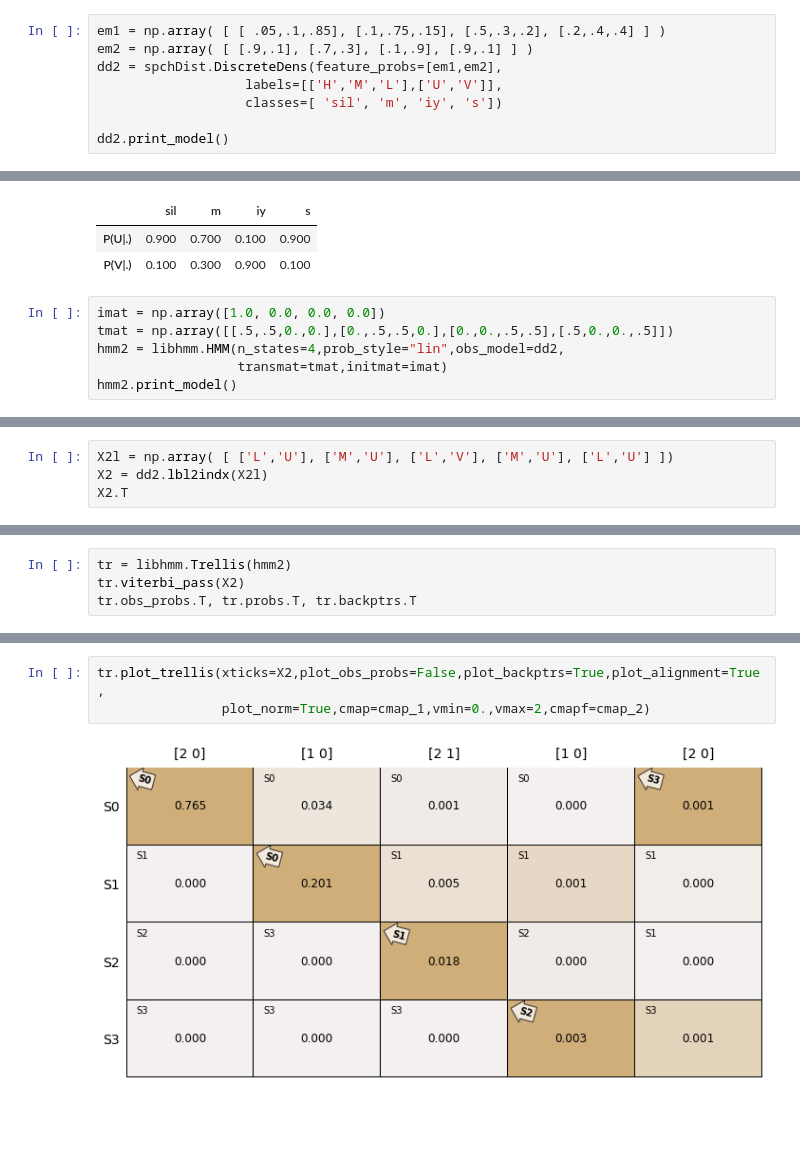
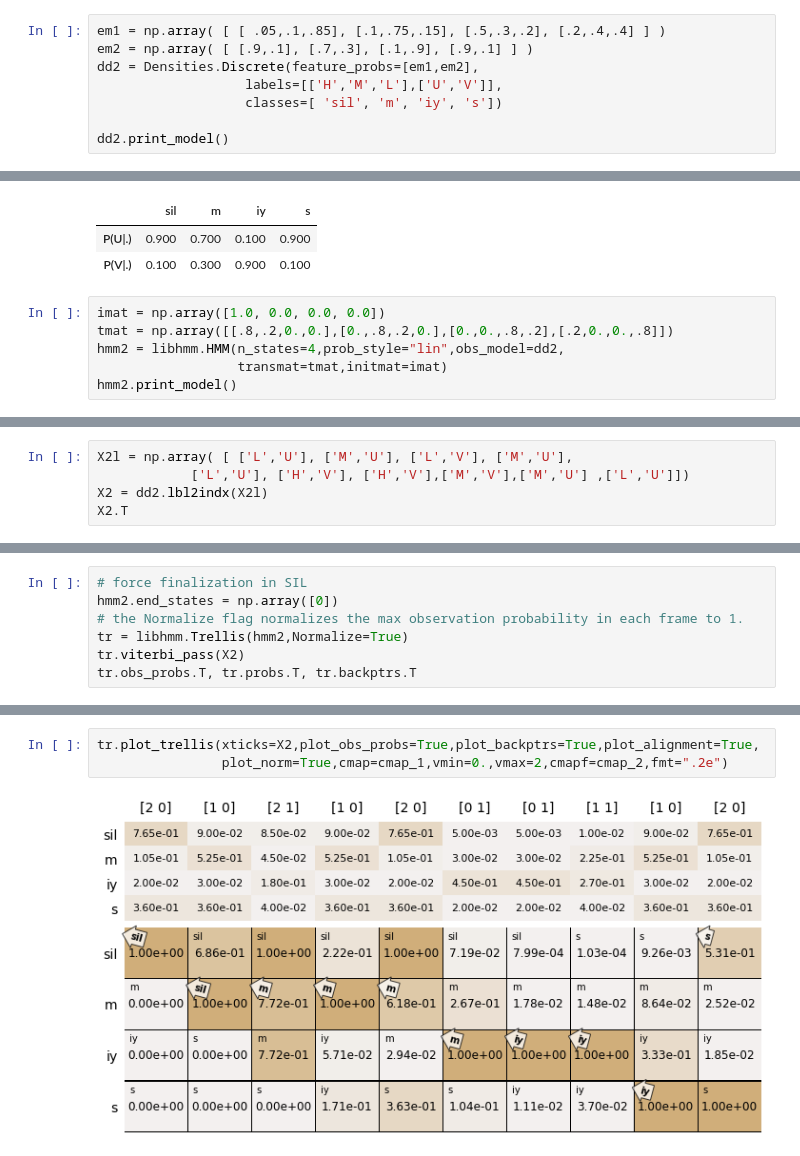
Before and after one commit to compi1234/spchlab, a Jupyter notebook: ch6_hmm/hmm_course-examples.ipynb, the cells around one changed output, grey strips where cells are left out. Saved outputs shown, nothing was run; the diff lists cells and outputs as text; blank space fills up the shorter version.

```diff
--- a/ch6_hmm/hmm_course-examples.ipynb
+++ b/ch6_hmm/hmm_course-examples.ipynb
@@ -241,7 +244,7 @@ Trellis Probabilities (Forward)
 # %%
 em1 = np.array( [ [ .05,.1,.85], [.1,.75,.15], [.5,.3,.2], [.2,.4,.4] ] )
 em2 = np.array( [ [.9,.1], [.7,.3], [.1,.9], [.9,.1] ] )
-dd2 = spchDist.DiscreteDens(feature_probs=[em1,em2],
+dd2 = Densities.Discrete(feature_probs=[em1,em2],
                    labels=[['H','M','L'],['U','V']],
                    classes=[ 'sil', 'm', 'iy', 's'])
 
@@ -258,7 +261,7 @@ dd2.print_model()
 | P(V|.) | 0.100 | 0.300 | 0.900 | 0.100 |
 # %%
 imat = np.array([1.0, 0.0, 0.0, 0.0])
-tmat = np.array([[.5,.5,0.,0.],[0.,.5,.5,0.],[0.,0.,.5,.5],[.5,0.,0.,.5]])
+tmat = np.array([[.8,.2,0.,0.],[0.,.8,.2,0.],[0.,0.,.8,.2],[.2,0.,0.,.8]])
 hmm2 = libhmm.HMM(n_states=4,prob_style="lin",obs_model=dd2,
                   transmat=tmat,initmat=imat)
 hmm2.print_model()
@@ -288,5 +306,6 @@ OBSERVATION MODEL
 # %%
-X2l = np.array( [ ['L','U'], ['M','U'], ['L','V'], ['M','U'], ['L','U'] ])
+X2l = np.array( [ ['L','U'], ['M','U'], ['L','V'], ['M','U'],
+            ['L','U'], ['H','V'], ['H','V'],['M','V'],['M','U'] ,['L','U']])
 X2 = dd2.lbl2indx(X2l)
 X2.T
 # %% [output]
@@ -295,5 +314,8 @@ array([[2, 1, 2, 1, 2],
 # %%
-tr = libhmm.Trellis(hmm2)
+# force finalization in SIL
+hmm2.end_states = np.array([0])
+# the Normalize flag normalizes the max observation probability in each frame to 1.
+tr = libhmm.Trellis(hmm2,Normalize=True)
 tr.viterbi_pass(X2)
 tr.obs_probs.T, tr.probs.T, tr.backptrs.T
 # %% [output]
@@ -316,5 +339,5 @@ tr.obs_probs.T, tr.probs.T, tr.backptrs.T
 # %%
-tr.plot_trellis(xticks=X2,plot_obs_probs=False,plot_backptrs=True,plot_alignment=True,
-                plot_norm=True,cmap=cmap_1,vmin=0.,vmax=2,cmapf=cmap_2)
+tr.plot_trellis(xticks=X2,plot_obs_probs=True,plot_backptrs=True,plot_alignment=True,
+                plot_norm=True,cmap=cmap_1,vmin=0.,vmax=2,cmapf=cmap_2,fmt=".2e")
 # %% [output]
-[figure, old version]
+[figure, new version]
```
Also changed, not shown: parts of 14 cells of this notebook, 1 other file.
